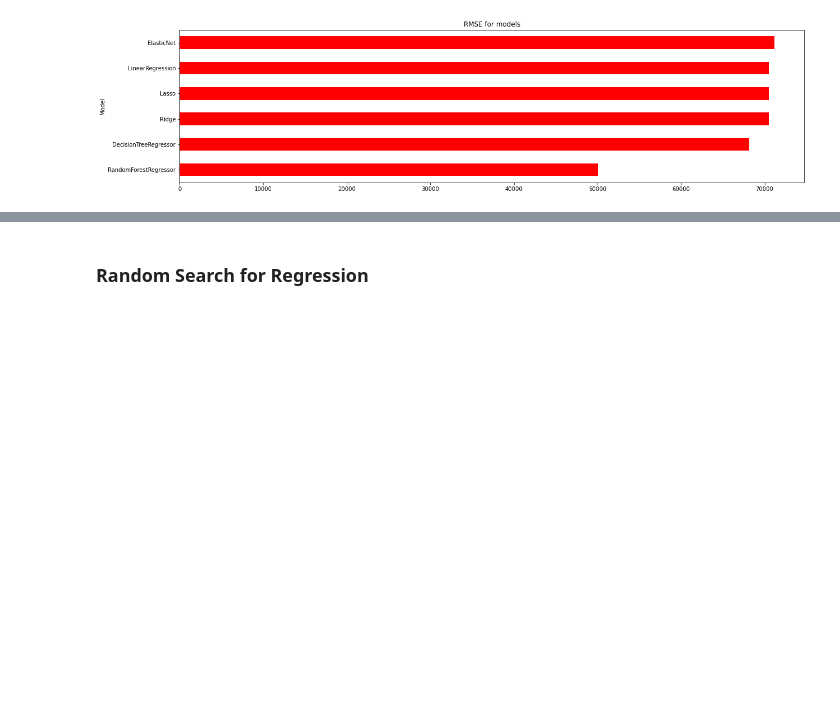
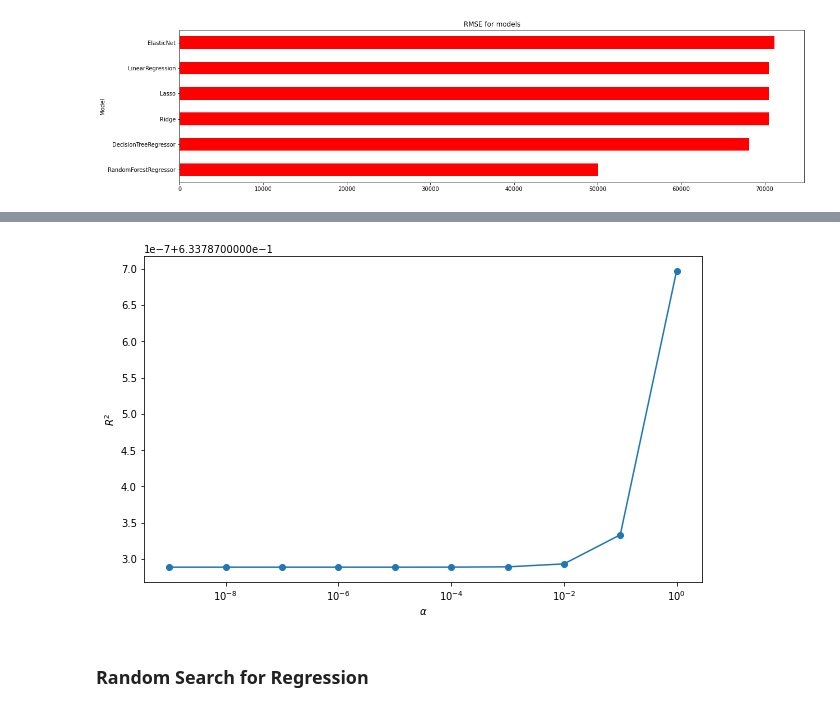
Before and after one commit to LucianPopaLVP/Project-3---Supervised-Learning---Regression, a Jupyter notebook: linear_regression_CaliforniaHousing.ipynb, the cells around one changed output, grey strips where cells are left out. Drawn from its saved outputs; the diff is of its cells as text; code cells hidden in the pictures; blank space fills up the shorter version.

```diff
--- a/linear_regression_CaliforniaHousing.ipynb
+++ b/linear_regression_CaliforniaHousing.ipynb
@@ -510,0 +514,10 @@ kf = KFold(shuffle=True, random_state=2425, n_splits=5)
+# %%
+s = StandardScaler()
+rd = Ridge()
+las = Lasso()
+# %%
+# Combine multiple processing steps into a Pipeline
+estimator = Pipeline([("scaler", s),
+                      ("lasso_regression", las)])
+# %%
+predictions = cross_val_predict(estimator, X, y, cv=kf)
@@ -510,0 +532,20 @@ kf = KFold(shuffle=True, random_state=2425, n_splits=5)
+# %%
+# Use this function to generate a list of length 10 called alphas for hyperparameter tuning:
+alphas = np.geomspace(1e-9, 1e0, num=10)
+alphas
+
+# The code below tunes the alpha hyperparameter for Lasso regression.
+scores = []
+coefs = []
+for alpha in alphas:
+    las = Lasso(alpha=alpha, max_iter=100000)
+
+    estimator = Pipeline([
+        ("scaler", s),
+        ("lasso_regression", las)])
+
+    predictions = cross_val_predict(estimator, X, y, cv = kf)
+
+    score = r2_score(y, predictions)
+
+    scores.append(score)
@@ -510,0 +565,7 @@ kf = KFold(shuffle=True, random_state=2425, n_splits=5)
+# %%
+plt.figure(figsize=(10,6))
+plt.semilogx(alphas, scores, '-o')
+plt.xlabel('$\\alpha$')
+plt.ylabel('$R^2$');
+# %% [output]
+[figure, added]
```
Also changed, not shown: parts of 18 cells of this notebook.
